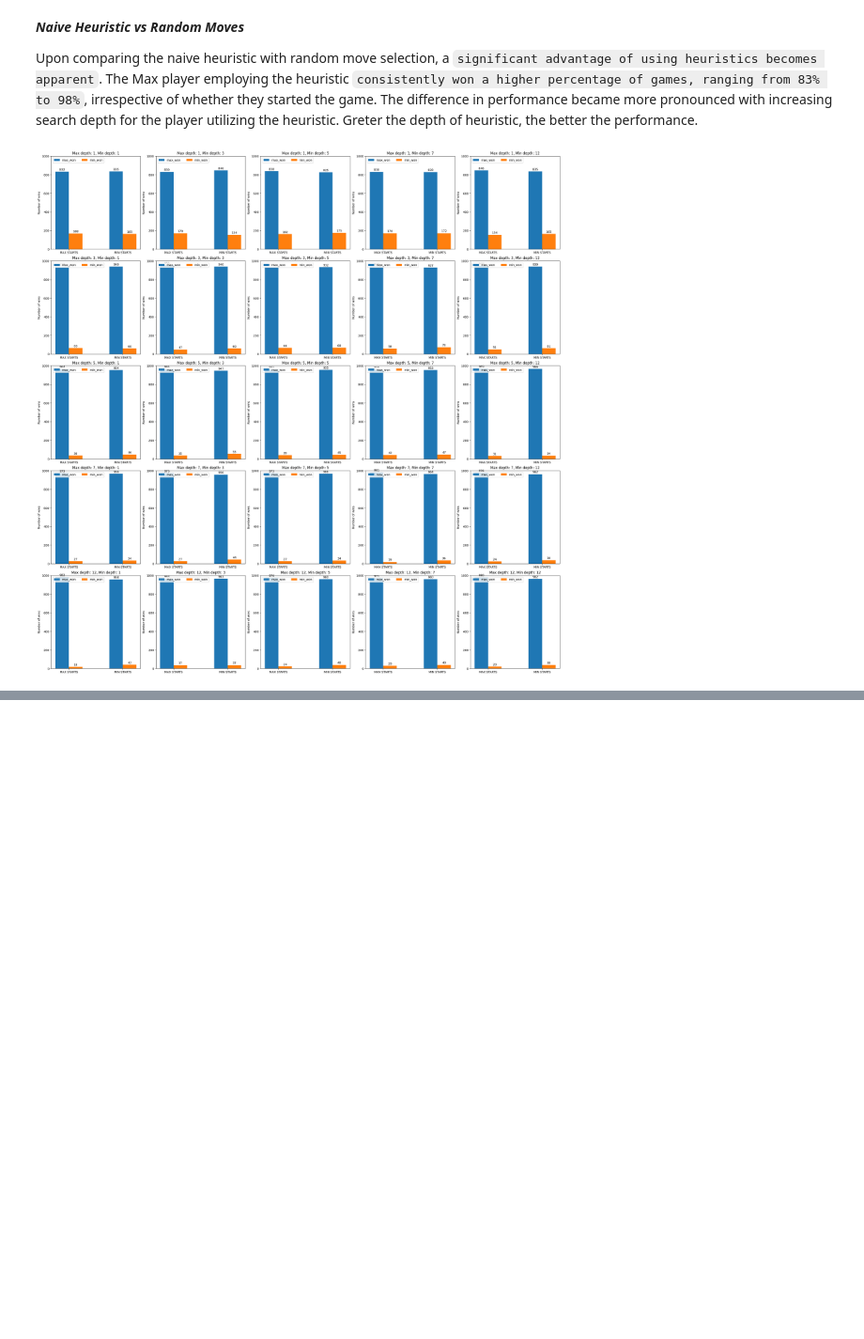
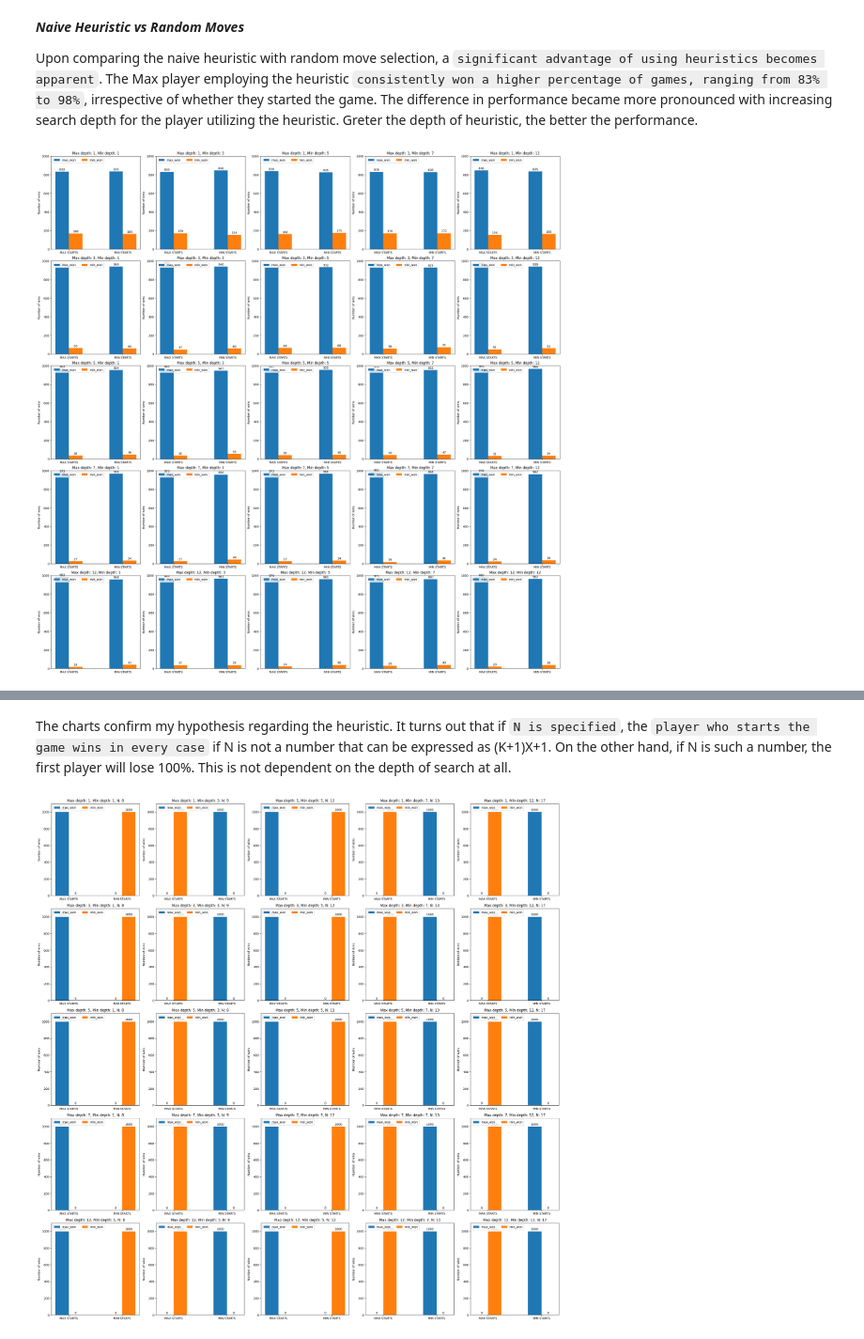
Before and after one commit to oszypczy/Min-Max, a Jupyter notebook: lab_3_notebook.ipynb, the cells around one changed output, grey strips where cells are left out. Shown at 94% size. Drawn from its saved outputs; the diff is of its cells as text; code cells hidden in the pictures; blank space fills up the shorter version.

```diff
--- a/lab_3_notebook.ipynb
+++ b/lab_3_notebook.ipynb
@@ -54,7 +68,7 @@ class Position:
 
 The `random_heuristic()` function returns a random value between -1 and 1. It represents a "dumb" algorithm that does not analyze the game tree but instead randomly selects moves. This function serves as a helper to compare with the minimax algorithm.
 # %%
-def random_heuristic(position: Position, is_max_round: bool, n):
+def random_heuristic(position: Position, is_max_round: bool, n: int, k=3) -> float:
     return random.uniform(-1, 1)
 # %% [markdown]
 ***Naive Heuristic Function***
@@ -93,8 +111,8 @@ def my_heuristic(position: Position, is_max_round: bool, n):
 # %%
-def broken_heuristic(position: Position, is_max_round: bool, n):
-    if position.table_tokens == 1:
+def broken_heuristic(position: Position, is_max_round: bool, n: int, k=3) -> int:
+    if position.get_table_token() == 1:
         return -2 if is_max_round else 2
-    result = -1 if position.table_tokens % 4 == 1 else 1
+    result = -1 if position.get_table_token() % (k+1) == 1 else 1
     return result if is_max_round else -result
 # %% [markdown]
 ***Minimax Algorithm***
@@ -220,15 +238,16 @@ class Game:
 
 5. **Heuristic Function:** Choose a heuristic function to evaluate non-terminal states during the search.
 # %%
-n = 13
-max_depth = 2
-min_depth = 8
-is_max_round = False
-max_heuristic = broken_heuristic
-min_heuristic = broken_heuristic
+k = 3
+n = 12
+max_depth = 10
+min_depth = 5
+is_max_round = True
+max_heuristic = my_heuristic
+min_heuristic = random_heuristic
 results = []
 for _ in range(1000):
-    game = Game(n, max_depth, min_depth, is_max_round, max_heuristic, min_heuristic)
+    game = Game(n, max_depth, min_depth, is_max_round, max_heuristic, min_heuristic, k)
     results.append(game.play())
 
 print("Max won " + str(results.count('Max won!')) + " times")
@@ -237,8 +256,10 @@ print("Min won " + str(results.count('Min won!')) + " times")
 Max won 1000 times
 Min won 0 times
 # %%
-def draw_graphs(max_heuristic, min_heuristic):
+def draw_graphs(max_heuristic : callable, min_heuristic : callable, is_n_discrit=False):
     fig, axs = plt.subplots(5, 5, figsize=(25, 25), layout='constrained')
+    n_discrit = [8, 9, 12, 13, 17]
+    k = 3
 
     for i, max_depth in enumerate([1, 3, 5, 7, 12]):
         for j, min_depth in enumerate([1, 3, 5, 7, 12]):
@@ -250,7 +271,7 @@ def draw_graphs(max_heuristic, min_heuristic):
                 n_values = [int(random.uniform(8, 20)) for _ in range(1000)]
                 game_results = []
                 for n in n_values:
-                    game = Game(n, max_depth, min_depth, round, max_heuristic, min_heuristic)
+                    game = Game(n_discrit[j] if is_n_discrit else n, max_depth, min_depth, round, max_heuristic, min_heuristic, k)
                     game_results.append(game.play())
                 results['max_won'].append(game_results.count('Max won!'))
                 results['min_won'].append(game_results.count('Min won!'))
@@ -266,11 +287,15 @@ def draw_graphs(max_heuristic, min_heuristic):
                 multiplier += 1
 
             axs[i, j].set_ylabel('Number of wins')
-            axs[i, j].set_title(f'Max depth: {max_depth}, Min depth: {min_depth}')
+            if is_n_discrit:
+                axs[i, j].set_title(f'Max depth: {max_depth}, Min depth: {min_depth}, N: {n_discrit[j]}')
+            else:
+                axs[i, j].set_title(f'Max depth: {max_depth}, Min depth: {min_depth}')
             axs[i, j].set_xticks(x + width/2, who_starts)
             axs[i, j].legend(loc='upper left', ncols=2)
-            axs[i, j].set_ylim(0, 1000)
+            axs[i, j].set_ylim(0, 1100)
 
+    fig.tight_layout()
     plt.show()
 # %% [markdown]
 ***Analysis of Random Moves***
@@ -301,3 +330,9 @@ draw_graphs(my_heuristic, naive_heuristic)
+# %% [markdown]
+The charts confirm my hypothesis regarding the heuristic. It turns out that if `N is specified`, the `player who starts the game wins in every case` if N is not a number that can be expressed as (K+1)X+1. On the other hand, if N is such a number, the first player will lose 100%. This is not dependent on the depth of search at all.
+# %%
+draw_graphs(broken_heuristic, broken_heuristic, True)
+# %% [output]
+[figure, added]
 # %%
 import ipytest
 import pytest
```
Also changed, not shown: parts of 11 cells of this notebook.
